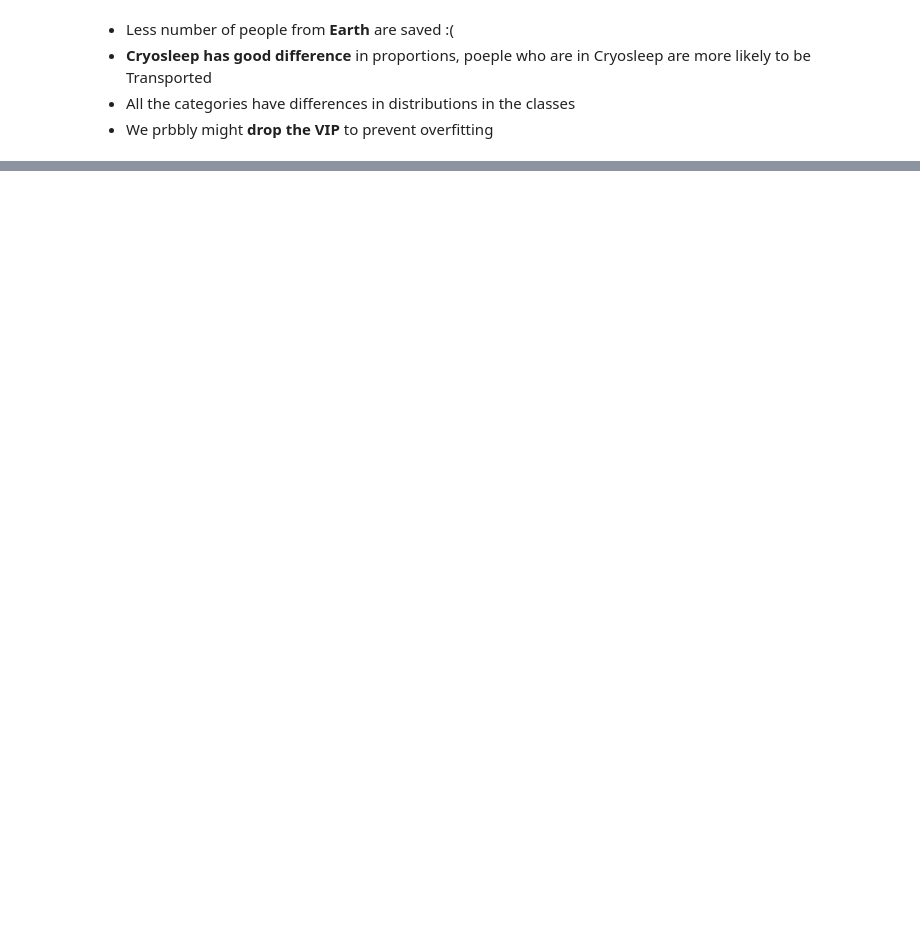
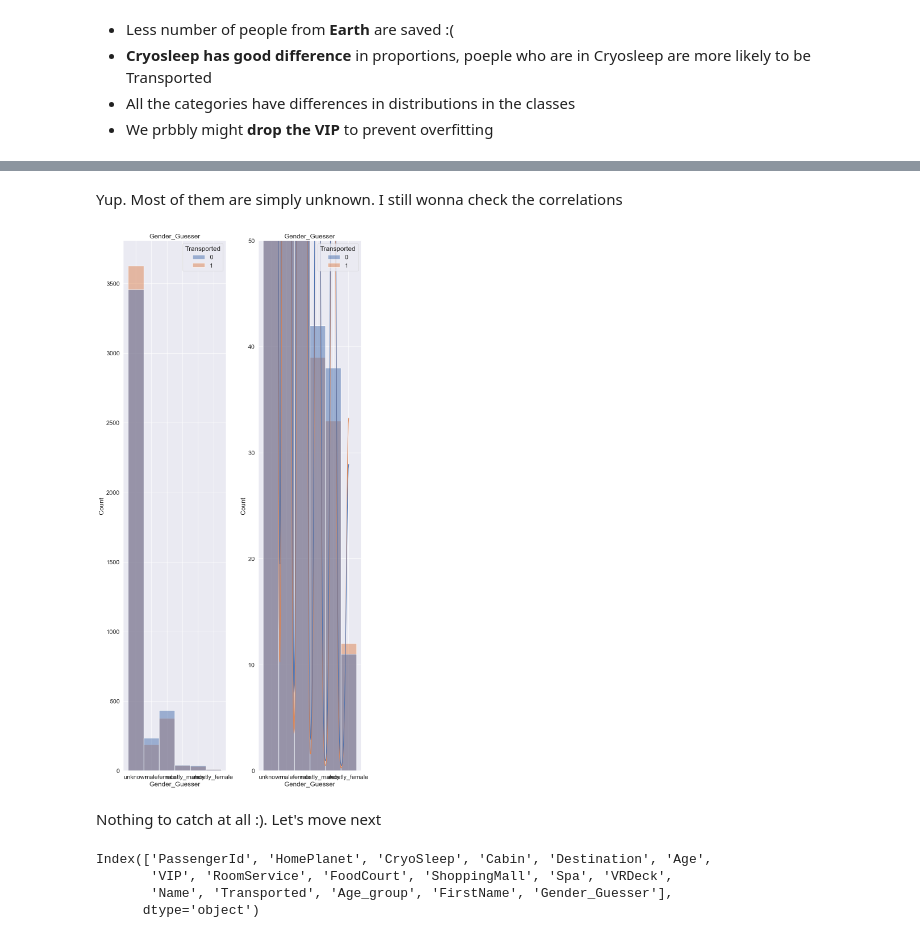
Before and after one commit to SerginhoDom/Spaceship_titanic, a Jupyter notebook: SpaceshipTitanic.ipynb, the cells around one changed output, grey strips where cells are left out. Cells and saved outputs as stored; diff of their text form; code cells hidden in the pictures; blank space fills up the shorter version.

Commit message:
working on the missing data

```diff
--- a/SpaceshipTitanic.ipynb
+++ b/SpaceshipTitanic.ipynb
@@ -438,0 +422,14 @@ ValueError: could not convert string to float: 'Europa'
+# %%
+import gender_guesser.detector as gender
+
+# Step 1: Extract first names
+train['FirstName'] = train['Name'].str.split(' ').str[0]
+
+# Initialize gender detector
+detector = gender.Detector()
+
+# Apply gender detection using gender-guesser
+train['Gender_Guesser'] = train['FirstName'].apply(lambda x: detector.get_gender(x) if isinstance(x, str) else None)
+
+# Display the results with the guessed gender
+train[['Name', 'FirstName', 'Gender_Guesser']].head(25)
@@ -438,0 +471,28 @@ ValueError: could not convert string to float: 'Europa'
+# %% [markdown]
+Yup. Most of them are simply unknown. I still wonna check the correlations
+# %%
+common_features = ['Gender_Guesser']
+
+fig=plt.figure(figsize=(10,20))
+for i, var_name in enumerate(common_features):
+    ax=fig.add_subplot(1,2,2*i+1)
+    sns.histplot(data=train, x=var_name, axes=ax, bins=30, kde=False, hue='Transported')
+    ax.set_title(var_name)
+
+    ax=fig.add_subplot(1,2,2*i+2)
+    sns.histplot(data=train, x=var_name, axes=ax, bins=30, kde=True, hue='Transported')
+    plt.ylim([0,50])
+    ax.set_title(var_name)
+fig.tight_layout()
+plt.show()
+# %% [output]
+[figure, added]
+# %% [markdown]
+Nothing to catch at all :). Let's move next
+# %%
+train.columns
+# %% [output]
+Index(['PassengerId', 'HomePlanet', 'CryoSleep', 'Cabin', 'Destination', 'Age',
+       'VIP', 'RoomService', 'FoodCourt', 'ShoppingMall', 'Spa', 'VRDeck',
+       'Name', 'Transported', 'Age_group', 'FirstName', 'Gender_Guesser'],
+      dtype='object')
```
Also changed, not shown: parts of 82 cells of this notebook, 1 other file.
